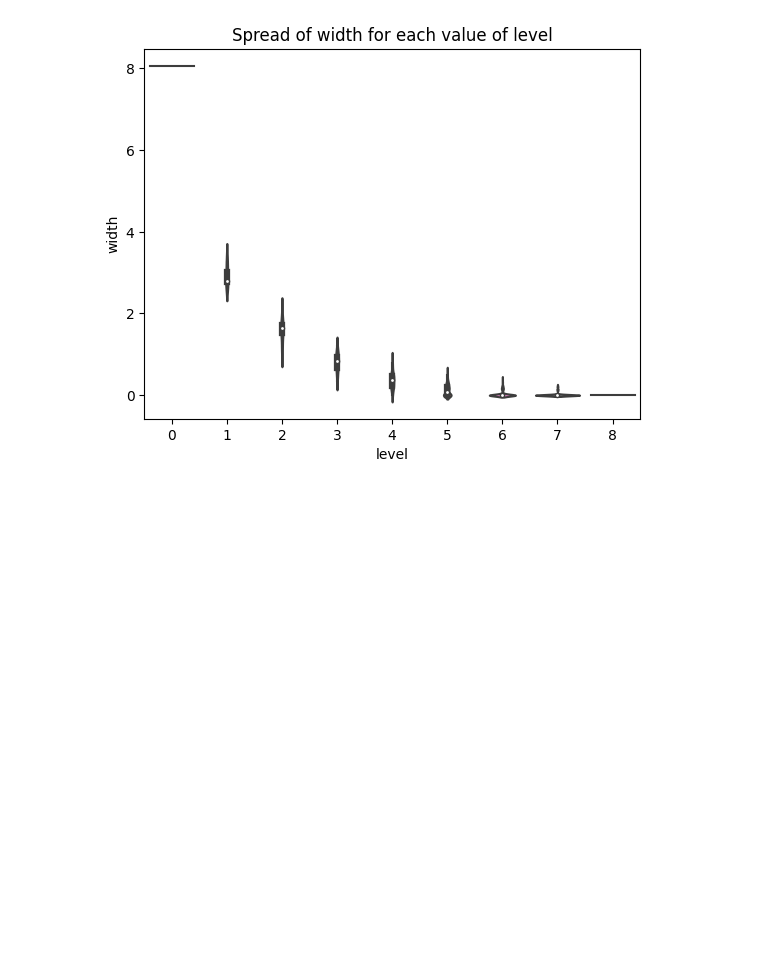
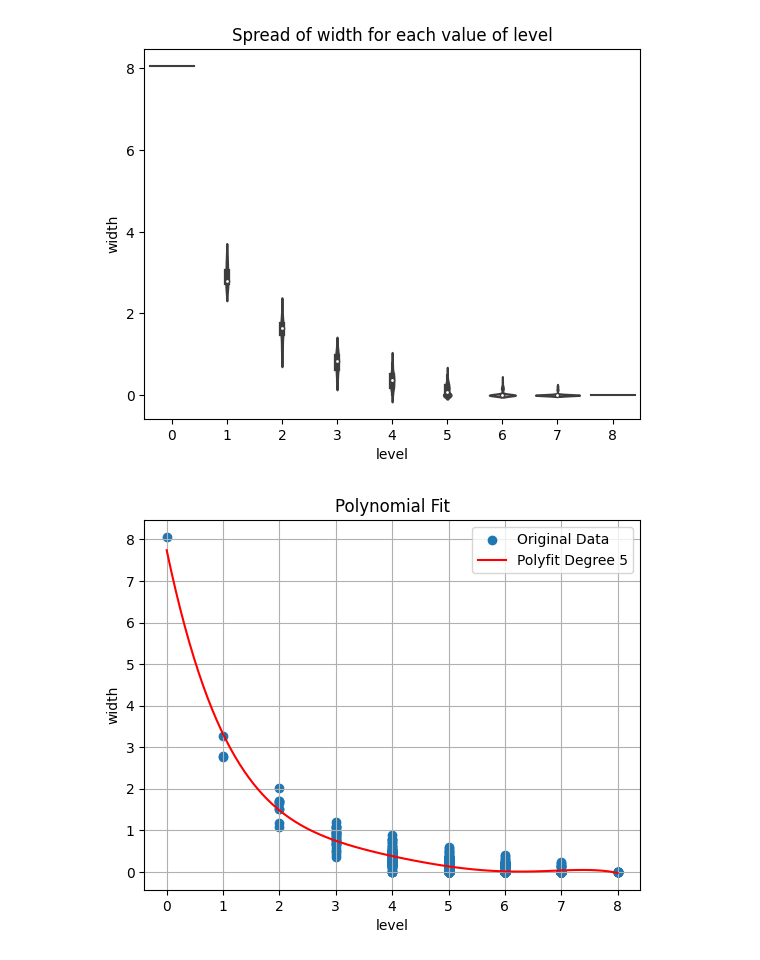
Before and after one commit to DoYouEvenStackSmash/data-analysis, a Jupyter notebook: src/tree-likelihood/python/lts.ipynb, the cells around one changed output. Saved outputs shown, nothing was run; the diff lists cells and outputs as text; code cells hidden in the pictures; blank space fills up the shorter version.

```diff
--- a/src/tree-likelihood/python/lts.ipynb
+++ b/src/tree-likelihood/python/lts.ipynb
@@ -133,37 +267,39 @@ plt.show()
 # %%
 import pandas as pd
 import numpy as np
 import matplotlib.pyplot as plt
 
 # # Read the CSV file into a DataFrame
 # df = pd.read_csv('data.csv')
 
 # Extract the values from the two columns
-col1 = df['level']
-col2 = df['width']
+col1 = df["level"]
+col2 = df["width"]
 
 # Fit a polynomial of degree N to the data
-degree = 2  # Adjust the degree as needed
+degree = 5  # Adjust the degree as needed
 coefficients = np.polyfit(col1, col2, degree)
 
 # Create a polynomial function using the coefficients
 poly_function = np.poly1d(coefficients)
 
 # Generate x values for the fitted curve
 x_fit = np.linspace(min(col1), max(col1), 100)
 
 # Compute the corresponding y values using the polynomial function
 y_fit = poly_function(x_fit)
 
 # Plotting the original data
-plt.scatter(col1, col2, label='Original Data')
+plt.scatter(col1, col2, label="Original Data")
 
 # Plotting the fitted polynomial
-plt.plot(x_fit, y_fit, label=f'Polyfit Degree {degree}', color='red')
+plt.plot(x_fit, y_fit, label=f"Polyfit Degree {degree}", color="red")
 
-plt.title('Polynomial Fit')
-plt.xlabel('col1')
-plt.ylabel('col2')
+plt.title("Polynomial Fit")
+plt.xlabel("level")
+plt.ylabel("width")
 plt.legend()
 plt.grid(True)
 plt.show()
+# %% [output]
+[figure, added]
```
Also changed, not shown: parts of 9 cells of this notebook, 16 other files.
